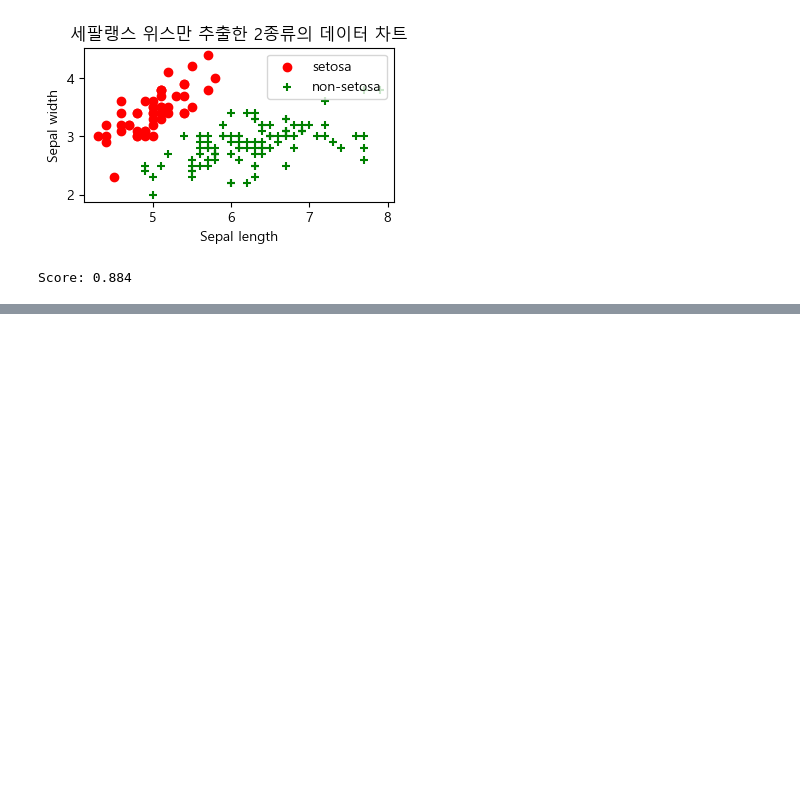
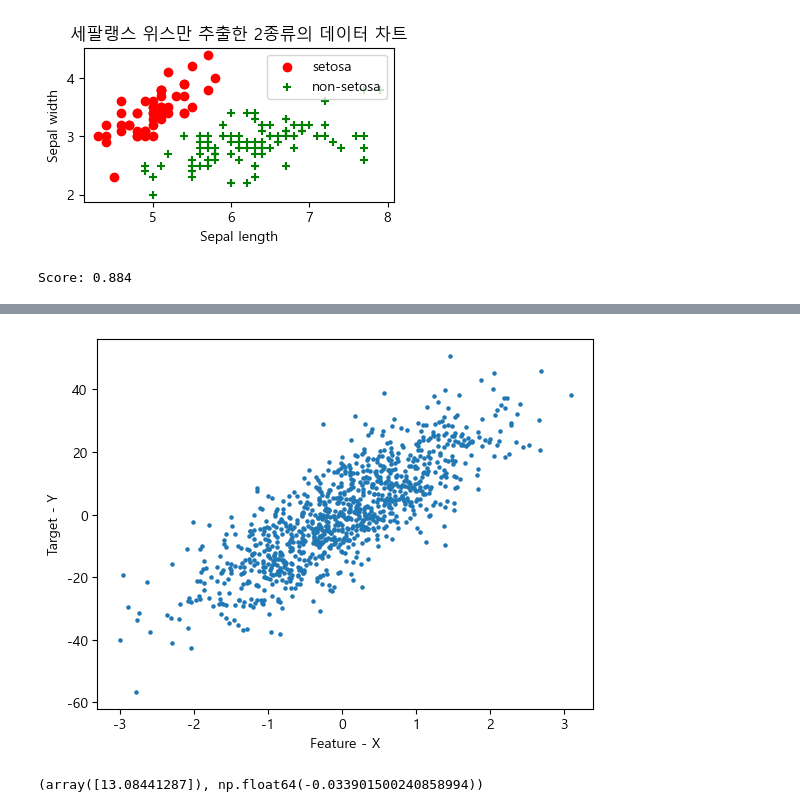
Before and after one commit to hanjaek/Data_Analysis, a Jupyter notebook: M2/5_선형회귀.ipynb, the cells around one changed output, grey strips where cells are left out. Cells and saved outputs as stored; diff of their text form; code cells hidden in the pictures; blank space fills up the shorter version.

Commit message:
Update: M2 procedure linear regression

```diff
--- a/M2/5_선형회귀.ipynb
+++ b/M2/5_선형회귀.ipynb
@@ -422,0 +472,14 @@ Score: 0.884
+# %%
+X,Y = make_regression(n_features=1, noise=10, n_samples=1000)
+plt.xlabel('Feature - X')
+plt.ylabel('Target - Y')
+plt.scatter(X, Y, s=5)
+plt.show()
+# %% [output]
+[figure, added]
+# %%
+lr = LinearRegression()
+lr.fit(X,Y)
+lr.coef_, lr.intercept_
+# %% [output]
+(array([13.08441287]), np.float64(-0.033901500240858994))
```
Also changed, not shown: parts of 9 cells of this notebook, 2 other files.
